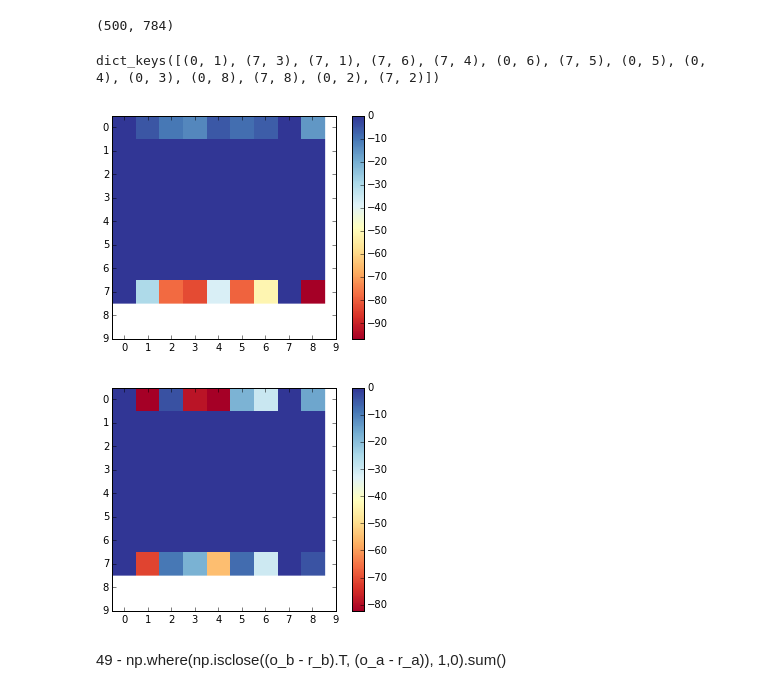
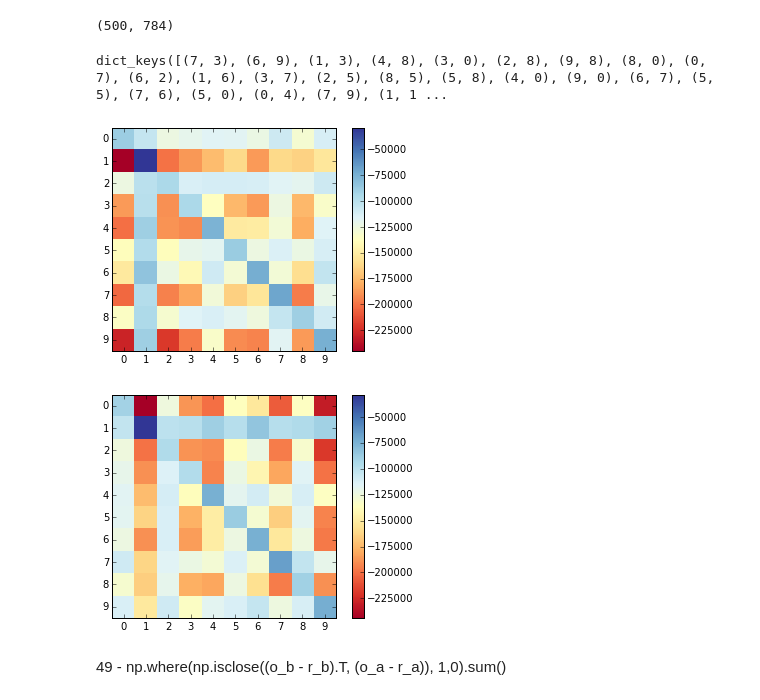
Before and after one commit to garibaldu/multicauseRBM, a Jupyter notebook: Max/MNIST-Evaluation.ipynb, the cells around one changed output. Drawn from its saved outputs; the diff is of its cells as text; code cells hidden in the pictures.

Commit message:
clean up commit - Add the final report that was submitted - Add code that explores using the actual generative model of the ORBM for evaluations (from last week)

```diff
--- a/Max/MNIST-Evaluation.ipynb
+++ b/Max/MNIST-Evaluation.ipynb
@@ -29,7 +29,7 @@ from IPython.core.debugger import Tracer
 # %%
 #load the data
 import glob
-result_file_name = glob.glob("Results/2615118/*")
+result_file_name = glob.glob("Results/approx_correction/job-2618368--task-1")
 
 
 raw_data = []
@@ -160,10 +160,10 @@ def scores_for_recons(target_recons,orbm_recons, rbm_recons):
     orbm_a_recons, orbm_b_recons = unzip_and_ndarrays(orbm_recons)
     rbm_a_recons, rbm_b_recons = unzip_and_ndarrays(rbm_recons)
     # Calculate the scores
-    orbm_a_score = cosine_score(target_a_recons, orbm_a_recons)
-    orbm_b_score = cosine_score(target_b_recons, orbm_b_recons)
-    rbm_a_score = cosine_score(target_a_recons, rbm_a_recons)
-    rbm_b_score = cosine_score(target_b_recons, rbm_b_recons)
+    orbm_a_score = ll_image_wise_score(target_a_recons, orbm_a_recons)
+    orbm_b_score = ll_image_wise_score(target_b_recons, orbm_b_recons)
+    rbm_a_score = ll_image_wise_score(target_a_recons, rbm_a_recons)
+    rbm_b_score = ll_image_wise_score(target_b_recons, rbm_b_recons)
     return orbm_a_recons, orbm_b_recons,rbm_a_recons, rbm_b_recons ,orbm_a_score, orbm_b_score, rbm_a_score, rbm_b_score
 # %% [markdown]
 <img src = "Assets/LL_Score.png">
@@ -210,13 +210,13 @@ def plot_matrix(m, ticks):
 # %%
 raw_data[0].keys()
 # %% [output]
-dict_keys([(0, 1), (7, 3), (7, 1), (7, 6), (7, 4), (0, 6), (7, 5), (0, 5), (0, 4), (0, 3), (0, 8), (7, 8), (0, 2), (7, 2)])
+dict_keys([(7, 3), (6, 9), (1, 3), (4, 8), (3, 0), (2, 8), (9, 8), (8, 0), (0, 7), (6, 2), (1, 6), (3, 7), (2, 5), (8, 5), (5, 8), (4, 0), (9, 0), (6, 7), (5, 5), (7, 6), (5, 0), (0, 4), (7, 9), (1, 1 ...
 # %%
 ticks = np.arange(10)
-plot_matrix(o_a - r_a, ticks)
-plot_matrix(o_b - r_b, ticks)
+plot_matrix(o_a, ticks)
+plot_matrix(o_b, ticks)
 # %% [output]
-[figure, old version]
+[figure, new version]
-[figure, old version]
+[figure, new version]
 # %% [markdown]
 49 - np.where(np.isclose((o_b - r_b).T, (o_a - r_a)), 1,0).sum()
```
Also changed, not shown: parts of 14 cells of this notebook, 19 other files.
